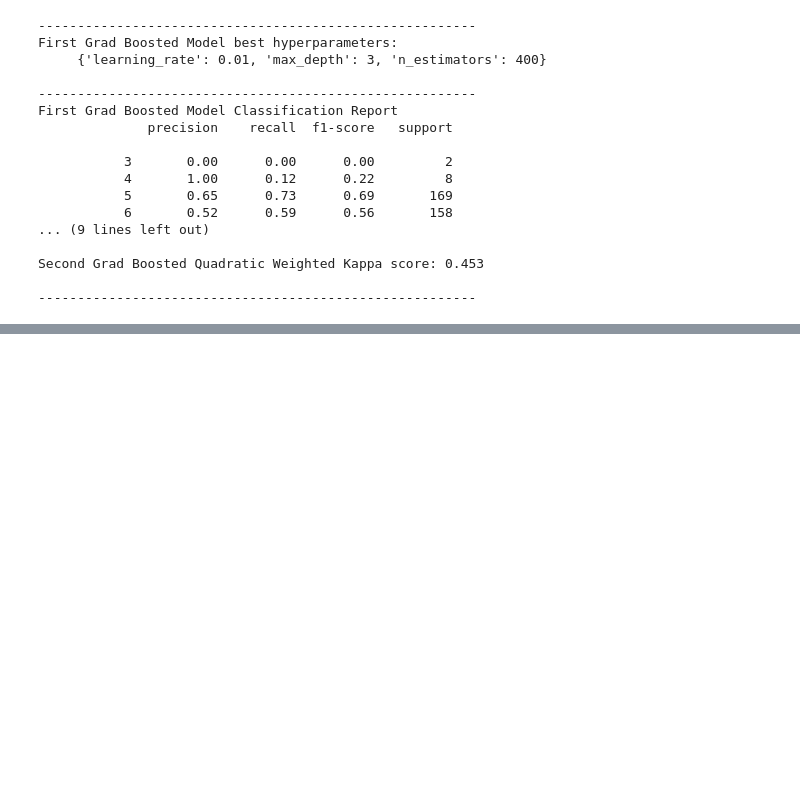
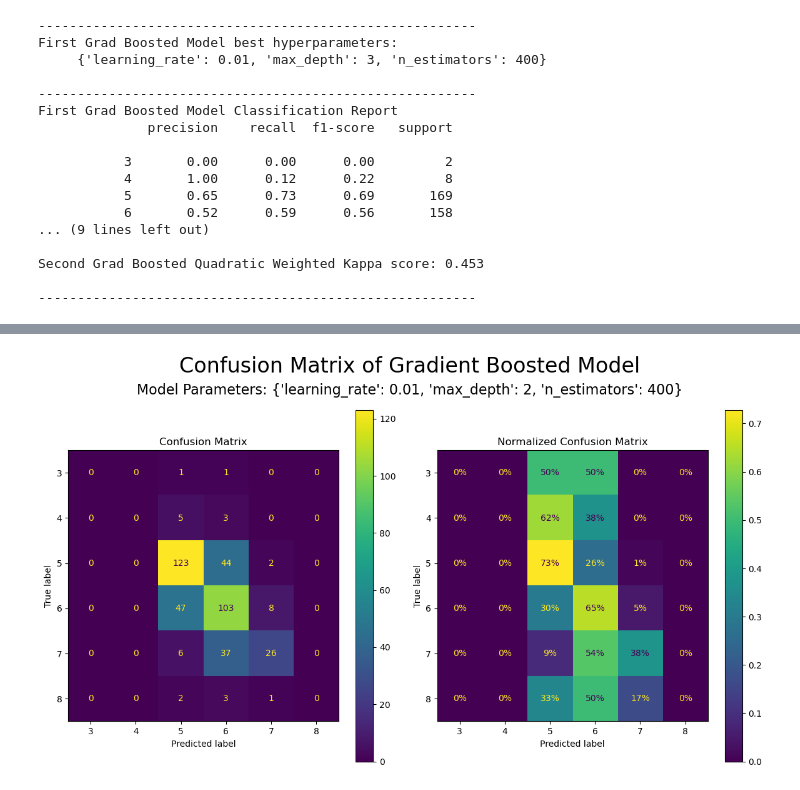
Before and after one commit to Nicholas-Simpson/Project-4, a Jupyter notebook: grad_boost_classifier.ipynb, the cells around one changed output, grey strips where cells are left out. Cells and saved outputs as stored; diff of their text form; code cells hidden in the pictures; blank space fills up the shorter version.

```diff
--- a/grad_boost_classifier.ipynb
+++ b/grad_boost_classifier.ipynb
@@ -499,0 +486,33 @@ plt.show()
+# %%
+# Create the figure and subplots
+fig, axs = plt.subplots(1, 2, figsize=(12, 6))
+
+# Plot the first confusion matrix
+axs[0].set_title("Confusion Matrix")
+conf_matrix_display_1 = ConfusionMatrixDisplay.from_predictions(y_val, y_pred_3, ax=axs[0])
+# conf_matrix_display_1.plot(cmap=plt.cm.Blues, ax=axs[0])
+
+# Calculate sample_weight
+sample_weight = (y_pred_3 != y_val)
+
+# Plot the second confusion matrix
+axs[1].set_title("Normalized Confusion Matrix")
+conf_matrix_display_2 = ConfusionMatrixDisplay.from_predictions(y_val, y_pred_3,
+                                                            #    sample_weight=sample_weight,
+                                                               normalize='true',
+                                                               values_format='.0%',
+                                                               ax=axs[1])
+# conf_matrix_display_3.plot(cmap=plt.cm.Blues, ax=axs[1])
+
+# Create the super title lines
+title_line1 = "Confusion Matrix of Gradient Boosted Model\n\n\n\n\n\n"
+title_line2 = f"Model Parameters: {best_hp_3}\n\n\n\n\n\n\n\n"
+fig.text(0.5, 0.9, title_line1, fontsize=24, ha='center', va='center')
+fig.text(0.5, 0.85, title_line2, fontsize=16, ha='center', va='center')
+
+# Adjust layout
+plt.tight_layout()
+plt.savefig(f"{gb_output_path}/gb_model_3_confusion_matrix.png")
+plt.show()
+# %% [output]
+[figure, added]
```
Also changed, not shown: parts of 17 cells of this notebook, 1 other file.
